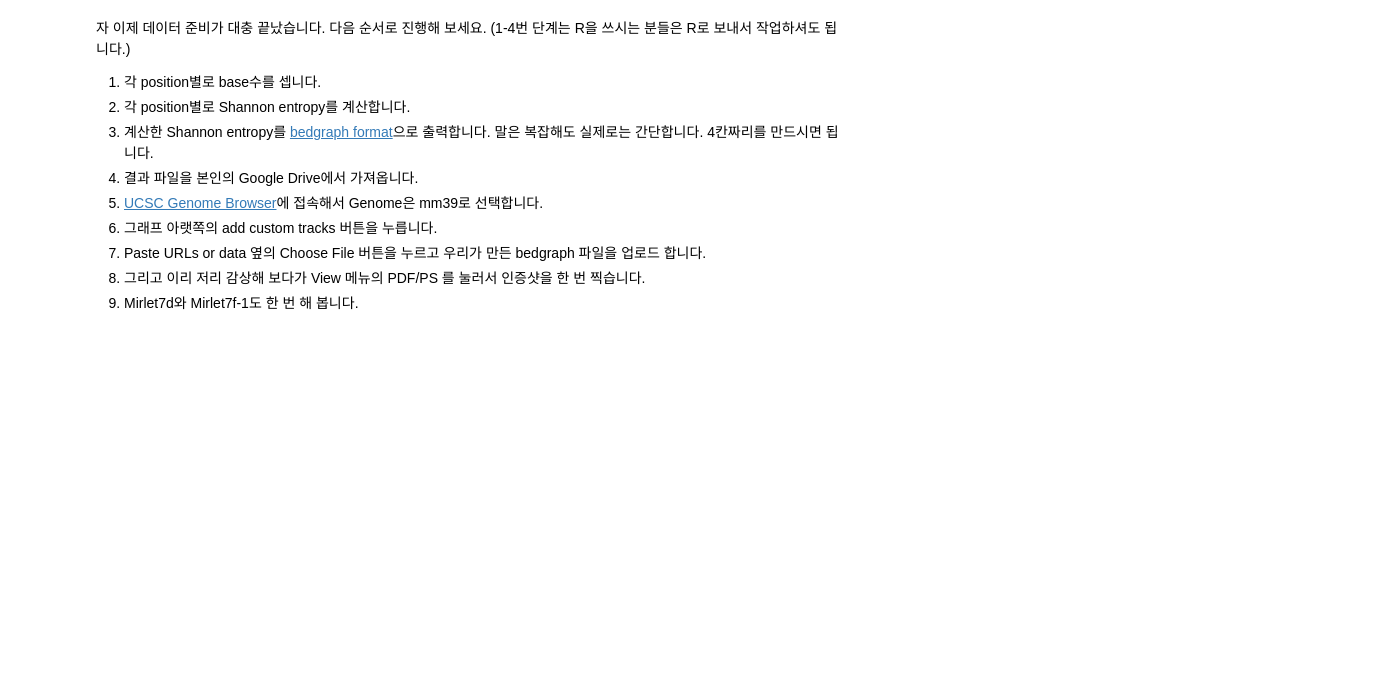
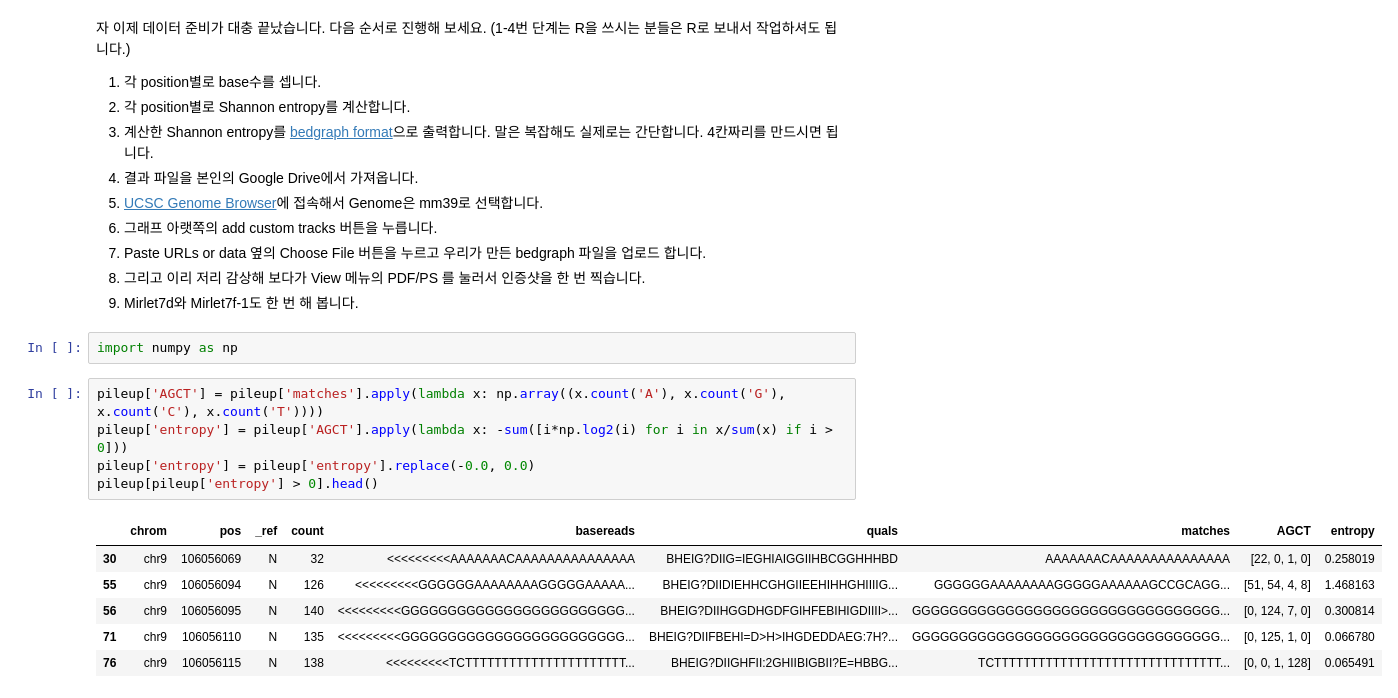
Before and after one commit to krchoihm/bioinfo1-project, a Jupyter notebook: CoLab_TermProj_2024_3.ipynb, the cells around one changed output. Drawn from its saved outputs; the diff is of its cells as text; blank space fills up the shorter version.

```diff
--- a/CoLab_TermProj_2024_3.ipynb
+++ b/CoLab_TermProj_2024_3.ipynb
@@ -161,3 +229,17 @@ pileup[pileup['pos'] == 106056094].iloc[0]['matches']
 1. Paste URLs or data 옆의 Choose File 버튼을 누르고 우리가 만든 bedgraph 파일을 업로드 합니다.
 1. 그리고 이리 저리 감상해 보다가 View 메뉴의 PDF/PS 를 눌러서 인증샷을 한 번 찍습니다.
 1. Mirlet7d와 Mirlet7f-1도 한 번 해 봅니다.
+# %%
+import numpy as np
+# %%
+pileup['AGCT'] = pileup['matches'].apply(lambda x: np.array((x.count('A'), x.count('G'), x.count('C'), x.count('T'))))
+pileup['entropy'] = pileup['AGCT'].apply(lambda x: -sum([i*np.log2(i) for i in x/sum(x) if i > 0]))
+pileup['entropy'] = pileup['entropy'].replace(-0.0, 0.0)
+pileup[pileup['entropy'] > 0].head()
+# %% [output]
+|  | chrom | pos | _ref | count | basereads | quals | matches | AGCT | entropy |
+| 30 | chr9 | 106056069 | N | 32 | <<<<<<<<<AAAAAAACAAAAAAAAAAAAAAA | BHEIG?DIIG=IEGHIAIGGIIHBCGGHHHBD | AAAAAAACAAAAAAAAAAAAAAA | [22, 0, 1, 0] | 0.258019 |
+| 55 | chr9 | 106056094 | N | 126 | <<<<<<<<<GGGGGGAAAAAAAAGGGGGAAAAA... | BHEIG?DIIDIEHHCGHGIIEEHIHHGHIIIIG... | GGGGGGAAAAAAAAGGGGGAAAAAAGCCGCAGG... | [51, 54, 4, 8] | 1.468163 |
+| 56 | chr9 | 106056095 | N | 140 | <<<<<<<<<GGGGGGGGGGGGGGGGGGGGGGGG... | BHEIG?DIIHGGDHGDFGIHFEBIHIGDIIII>... | GGGGGGGGGGGGGGGGGGGGGGGGGGGGGGGGG... | [0, 124, 7, 0] | 0.300814 |
+| 71 | chr9 | 106056110 | N | 135 | <<<<<<<<<GGGGGGGGGGGGGGGGGGGGGGGG... | BHEIG?DIIFBEHI=D>H>IHGDEDDAEG:7H?... | GGGGGGGGGGGGGGGGGGGGGGGGGGGGGGGGG... | [0, 125, 1, 0] | 0.066780 |
+| 76 | chr9 | 106056115 | N | 138 | <<<<<<<<<TCTTTTTTTTTTTTTTTTTTTTTT... | BHEIG?DIIGHFII:2GHIIBIGBII?E=HBBG... | TCTTTTTTTTTTTTTTTTTTTTTTTTTTTTTTT... | [0, 0, 1, 128] | 0.065491 |
```
Also changed, not shown: parts of 18 cells of this notebook.
